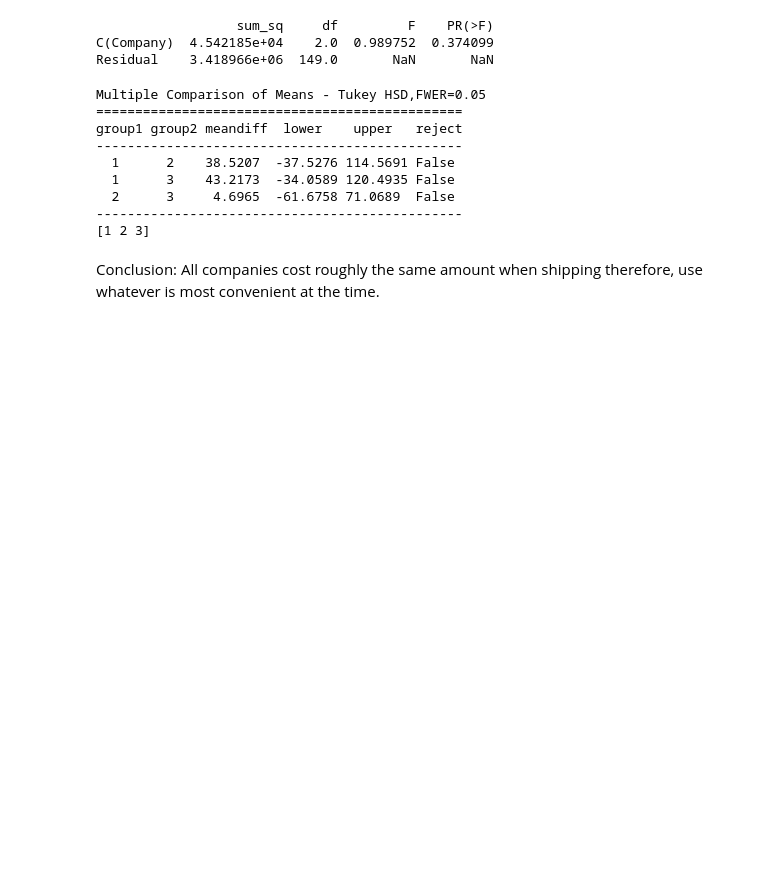
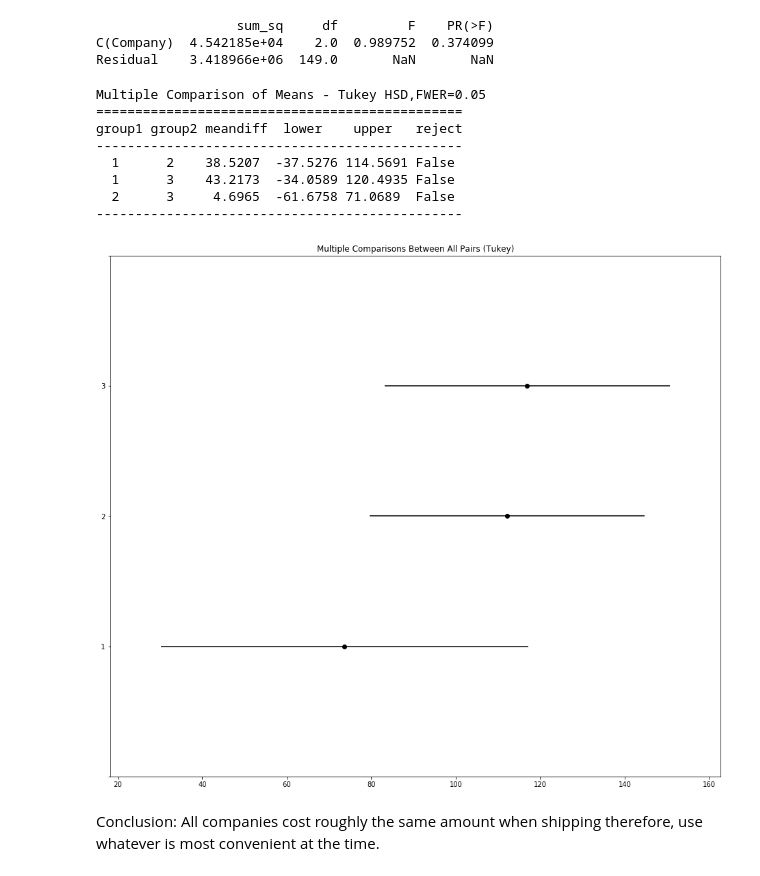
Before and after one commit to Burton-David/NorthwindDatabaseAB, a Jupyter notebook: hypothesis3.1.ipynb, the cells around one changed output. Saved outputs shown, nothing was run; the diff lists cells and outputs as text; code cells hidden in the pictures; blank space fills up the shorter version.

```diff
--- a/hypothesis3.1.ipynb
+++ b/hypothesis3.1.ipynb
@@ -155,20 +155,23 @@ from statsmodels.stats.multicomp import pairwise_tukeyhsd
 from statsmodels.stats.multicomp import MultiComparison
 # %%
 mc = MultiComparison(all_companies['Cost'], all_companies['Company'])
-result = mc.tukeyhsd()
+mc_results = mc.tukeyhsd()
+print(mc_results)
 
-print(result)
-print(mc.groupsunique)
+mc_results = mc_results.plot_simultaneous(figsize=(16,14))
+
+plt.show()
+mc_results.savefig("mc_results3.png", bbox_inches='tight')
 # %% [output]
 Multiple Comparison of Means - Tukey HSD,FWER=0.05
 ===============================================
 group1 group2 meandiff  lower    upper   reject
 -----------------------------------------------
   1      2    38.5207  -37.5276 114.5691 False
   1      3    43.2173  -34.0589 120.4935 False
   2      3     4.6965  -61.6758 71.0689  False
 -----------------------------------------------
-[1 2 3]
+[figure, added]
 # %% [markdown]
 Conclusion:
 All companies cost roughly the same amount when shipping therefore, use whatever is most convenient at the time.
```
Also changed, not shown: 8 other files.
